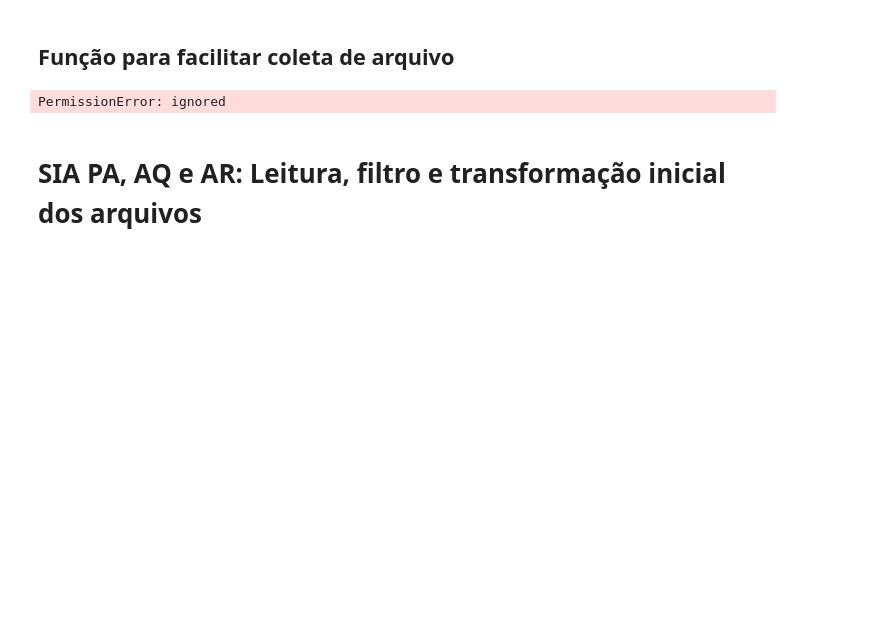
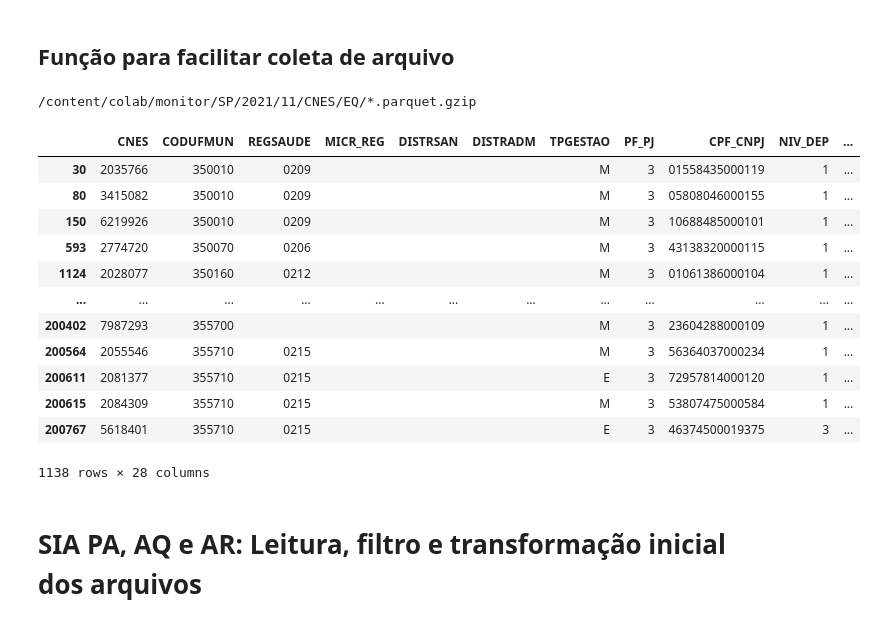
Before and after one commit to heber-augusto/sus-kpis-analysis, a Jupyter notebook: cnes/indicadores_monitor_rosa_cnes.ipynb, the cells around one changed output. Cells and saved outputs as stored; diff of their text form; code cells hidden in the pictures; blank space fills up the shorter version.

```diff
--- a/cnes/indicadores_monitor_rosa_cnes.ipynb
+++ b/cnes/indicadores_monitor_rosa_cnes.ipynb
@@ -130,11 +112,23 @@ def get_files(state, year, month, file_type, file_group):
     return glob.glob(f"{initial_path}/{internal_folder}/*.parquet.gzip")
 # %%
 arquivos = get_files('SP', 2021, 11, 'CNES', 'EQ')
-# eq_test = pd.read_parquet(arquivos[0])
-# eq_test[(eq_test.TIPEQUIP == '1') & ((eq_test.CODEQUIP == '02') | (eq_test.CODEQUIP == '03'))]
-pd.read_parquet('/content/colab/monitor/SP/2021/11/CNES/EQ/EQSP2111.parquet.gzip')
+eq_test = pd.read_parquet(arquivos[0])
+eq_test[(eq_test.TIPEQUIP == '1') & ((eq_test.CODEQUIP == '02') | (eq_test.CODEQUIP == '03'))]
 # %% [output]
-PermissionError: ignored
+/content/colab/monitor/SP/2021/11/CNES/EQ/*.parquet.gzip
+|  | CNES | CODUFMUN | REGSAUDE | MICR_REG | DISTRSAN | DISTRADM | TPGESTAO | PF_PJ | CPF_CNPJ | NIV_DEP | ... |
+| 30 | 2035766 | 350010 | 0209 |  |  |  | M | 3 | 01558435000119 | 1 | ... |
+| 80 | 3415082 | 350010 | 0209 |  |  |  | M | 3 | 05808046000155 | 1 | ... |
+| 150 | 6219926 | 350010 | 0209 |  |  |  | M | 3 | 10688485000101 | 1 | ... |
+| 593 | 2774720 | 350070 | 0206 |  |  |  | M | 3 | 43138320000115 | 1 | ... |
+| 1124 | 2028077 | 350160 | 0212 |  |  |  | M | 3 | 01061386000104 | 1 | ... |
+| ... | ... | ... | ... | ... | ... | ... | ... | ... | ... | ... | ... |
+| 200402 | 7987293 | 355700 |  |  |  |  | M | 3 | 23604288000109 | 1 | ... |
+| 200564 | 2055546 | 355710 | 0215 |  |  |  | M | 3 | 56364037000234 | 1 | ... |
+| 200611 | 2081377 | 355710 | 0215 |  |  |  | E | 3 | 72957814000120 | 1 | ... |
+| 200615 | 2084309 | 355710 | 0215 |  |  |  | M | 3 | 53807475000584 | 1 | ... |
+| 200767 | 5618401 | 355710 | 0215 |  |  |  | E | 3 | 46374500019375 | 3 | ... |
+1138 rows × 28 columns
 # %% [markdown]
 # SIA PA, AQ e AR: Leitura, filtro e transformação inicial dos arquivos
 # %% [markdown]
```
Also changed, not shown: parts of 5 cells of this notebook.
